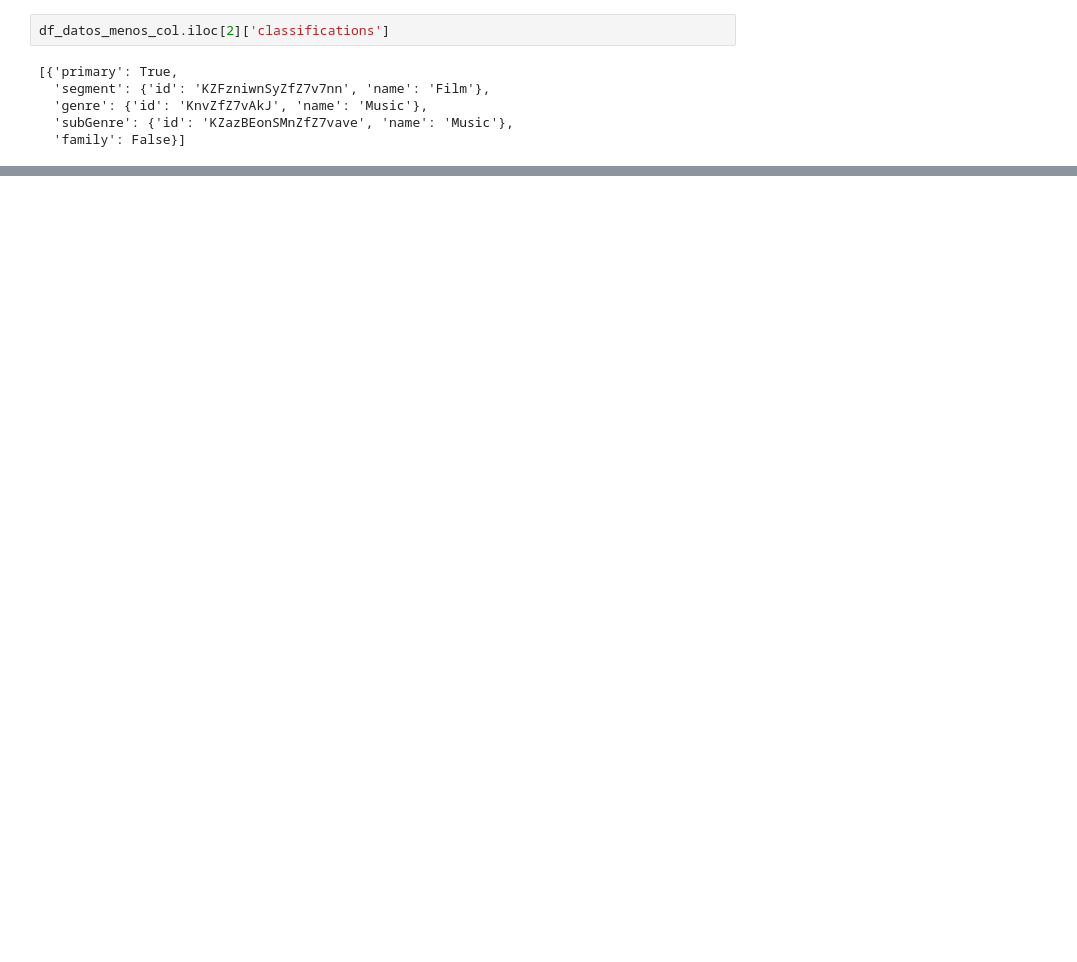
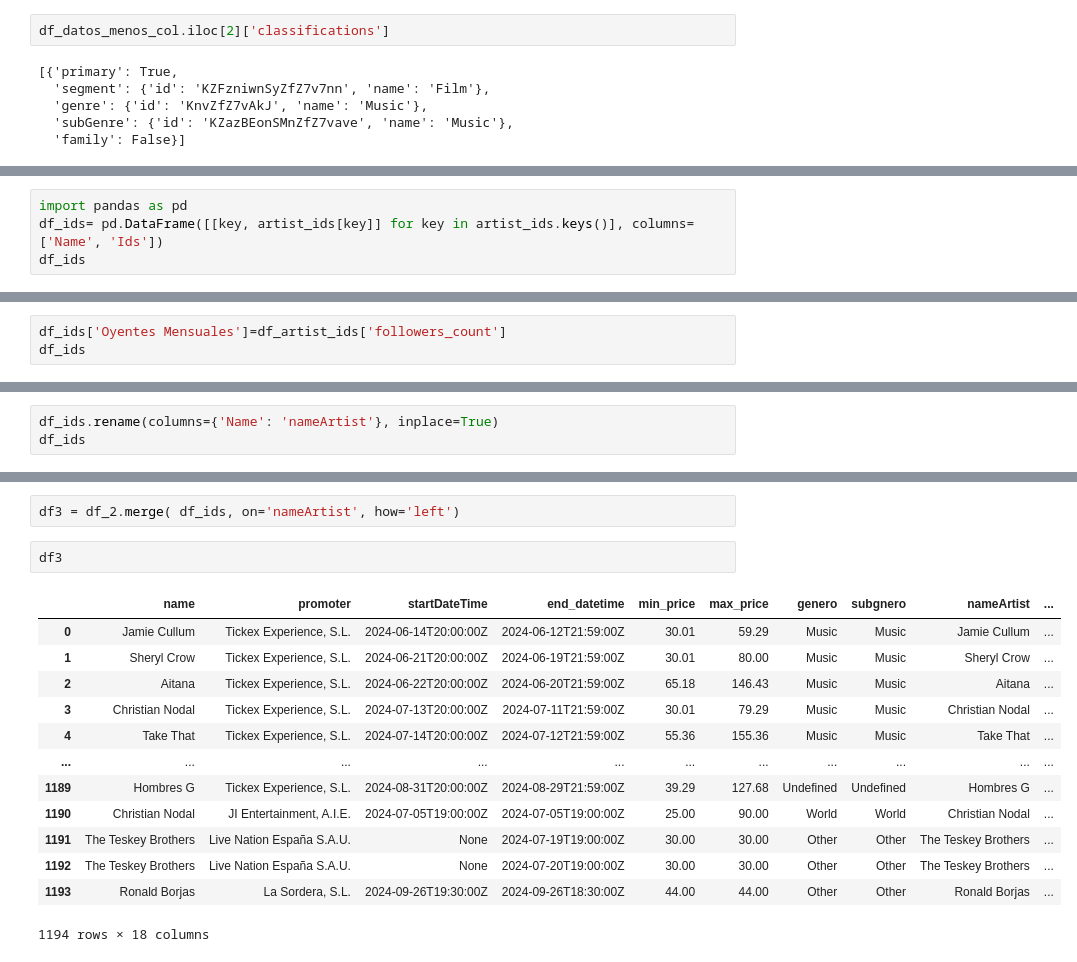
Before and after one commit to yushyng/proyecto_aa, a Jupyter notebook: codigo_entrega_1.ipynb, the cells around one changed output, grey strips where cells are left out. Saved outputs shown, nothing was run; the diff lists cells and outputs as text; blank space fills up the shorter version.

```diff
--- a/codigo_entrega_1.ipynb
+++ b/codigo_entrega_1.ipynb
@@ -480,0 +789,4 @@ taylor.iloc[0]['classifications']
+# %%
+import pandas as pd
+df_ids= pd.DataFrame([[key, artist_ids[key]] for key in artist_ids.keys()], columns=['Name', 'Ids'])
+df_ids
@@ -480,0 +884,3 @@ taylor.iloc[0]['classifications']
+# %%
+df_ids['Oyentes Mensuales']=df_artist_ids['followers_count']
+df_ids
@@ -480,0 +901,3 @@ taylor.iloc[0]['classifications']
+# %%
+df_ids.rename(columns={'Name': 'nameArtist'}, inplace=True)
+df_ids
@@ -480,0 +918,18 @@ taylor.iloc[0]['classifications']
+# %%
+df3 = df_2.merge( df_ids, on='nameArtist', how='left')
+# %%
+df3
+# %% [output]
+|  | name | promoter | startDateTime | end_datetime | min_price | max_price | genero | subgnero | nameArtist | ... |
+| 0 | Jamie Cullum | Tickex Experience, S.L. | 2024-06-14T20:00:00Z | 2024-06-12T21:59:00Z | 30.01 | 59.29 | Music | Music | Jamie Cullum | ... |
+| 1 | Sheryl Crow | Tickex Experience, S.L. | 2024-06-21T20:00:00Z | 2024-06-19T21:59:00Z | 30.01 | 80.00 | Music | Music | Sheryl Crow | ... |
+| 2 | Aitana | Tickex Experience, S.L. | 2024-06-22T20:00:00Z | 2024-06-20T21:59:00Z | 65.18 | 146.43 | Music | Music | Aitana | ... |
+| 3 | Christian Nodal | Tickex Experience, S.L. | 2024-07-13T20:00:00Z | 2024-07-11T21:59:00Z | 30.01 | 79.29 | Music | Music | Christian Nodal | ... |
+| 4 | Take That | Tickex Experience, S.L. | 2024-07-14T20:00:00Z | 2024-07-12T21:59:00Z | 55.36 | 155.36 | Music | Music | Take That | ... |
+| ... | ... | ... | ... | ... | ... | ... | ... | ... | ... | ... |
+| 1189 | Hombres G | Tickex Experience, S.L. | 2024-08-31T20:00:00Z | 2024-08-29T21:59:00Z | 39.29 | 127.68 | Undefined | Undefined | Hombres G | ... |
+| 1190 | Christian Nodal | JI Entertainment, A.I.E. | 2024-07-05T19:00:00Z | 2024-07-05T19:00:00Z | 25.00 | 90.00 | World | World | Christian Nodal | ... |
+| 1191 | The Teskey Brothers | Live Nation España S.A.U. | None | 2024-07-19T19:00:00Z | 30.00 | 30.00 | Other | Other | The Teskey Brothers | ... |
+| 1192 | The Teskey Brothers | Live Nation España S.A.U. | None | 2024-07-20T19:00:00Z | 30.00 | 30.00 | Other | Other | The Teskey Brothers | ... |
+| 1193 | Ronald Borjas | La Sordera, S.L. | 2024-09-26T19:30:00Z | 2024-09-26T18:30:00Z | 44.00 | 44.00 | Other | Other | Ronald Borjas | ... |
+1194 rows × 18 columns
```
Also changed, not shown: parts of 61 cells of this notebook.
